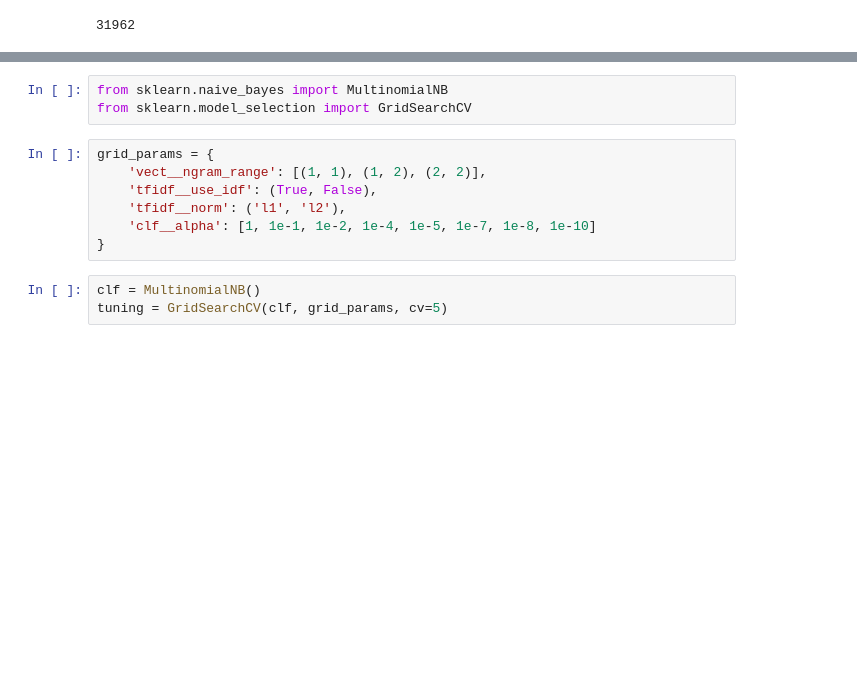
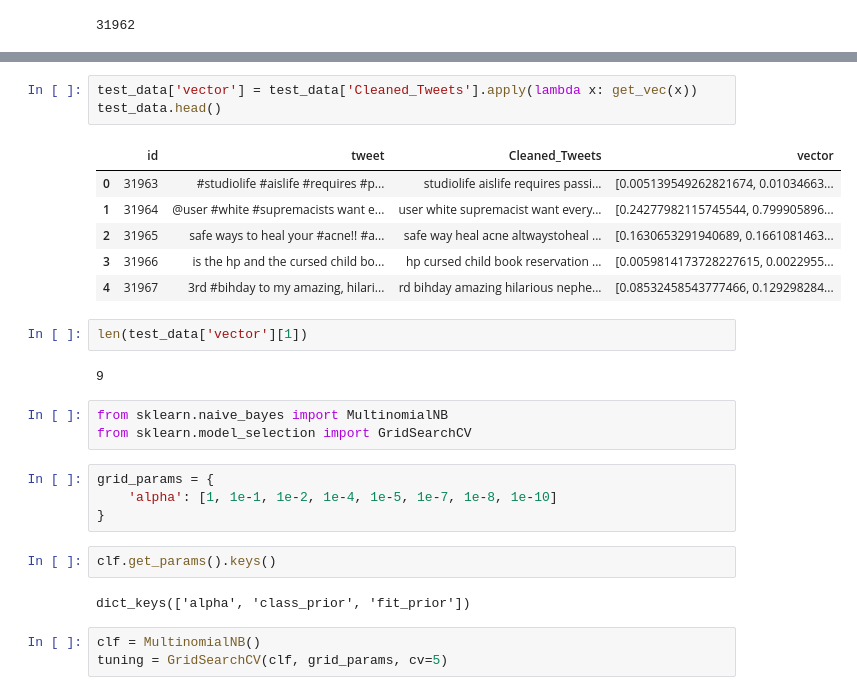
Before and after one commit to Chetan-Sagathiya/Twitter_Sentiment_Analysis, a Jupyter notebook: twitter_sentiment_anaysis.ipynb, the cells around one changed output, grey strips where cells are left out. Drawn from its saved outputs; the diff is of its cells as text; blank space fills up the shorter version.

```diff
--- a/twitter_sentiment_anaysis.ipynb
+++ b/twitter_sentiment_anaysis.ipynb
@@ -188,13 +217,28 @@ model_test.wv.most_similar('passion')
+# %%
+test_data['vector'] = test_data['Cleaned_Tweets'].apply(lambda x: get_vec(x))
+test_data.head()
+# %% [output]
+|  | id | tweet | Cleaned_Tweets | vector |
+| 0 | 31963 | #studiolife #aislife #requires #p... | studiolife aislife requires passi... | [0.005139549262821674, 0.01034663... |
+| 1 | 31964 | @user #white #supremacists want e... | user white supremacist want every... | [0.24277982115745544, 0.799905896... |
+| 2 | 31965 | safe ways to heal your #acne!! #a... | safe way heal acne altwaystoheal ... | [0.1630653291940689, 0.1661081463... |
+| 3 | 31966 | is the hp and the cursed child bo... | hp cursed child book reservation ... | [0.0059814173728227615, 0.0022955... |
+| 4 | 31967 | 3rd #bihday to my amazing, hilari... | rd bihday amazing hilarious nephe... | [0.08532458543777466, 0.129298284... |
+# %%
+len(test_data['vector'][1])
+# %% [output]
+9
 # %%
 from sklearn.naive_bayes import MultinomialNB
 from sklearn.model_selection import GridSearchCV
 # %%
 grid_params = {
-    'vect__ngram_range': [(1, 1), (1, 2), (2, 2)],
-    'tfidf__use_idf': (True, False),
-    'tfidf__norm': ('l1', 'l2'),
-    'clf__alpha': [1, 1e-1, 1e-2, 1e-4, 1e-5, 1e-7, 1e-8, 1e-10]
+    'alpha': [1, 1e-1, 1e-2, 1e-4, 1e-5, 1e-7, 1e-8, 1e-10]
 }
+# %%
+clf.get_params().keys()
+# %% [output]
+dict_keys(['alpha', 'class_prior', 'fit_prior'])
 # %%
 clf = MultinomialNB()
 tuning = GridSearchCV(clf, grid_params, cv=5)
```
Also changed, not shown: parts of 12 cells of this notebook.
